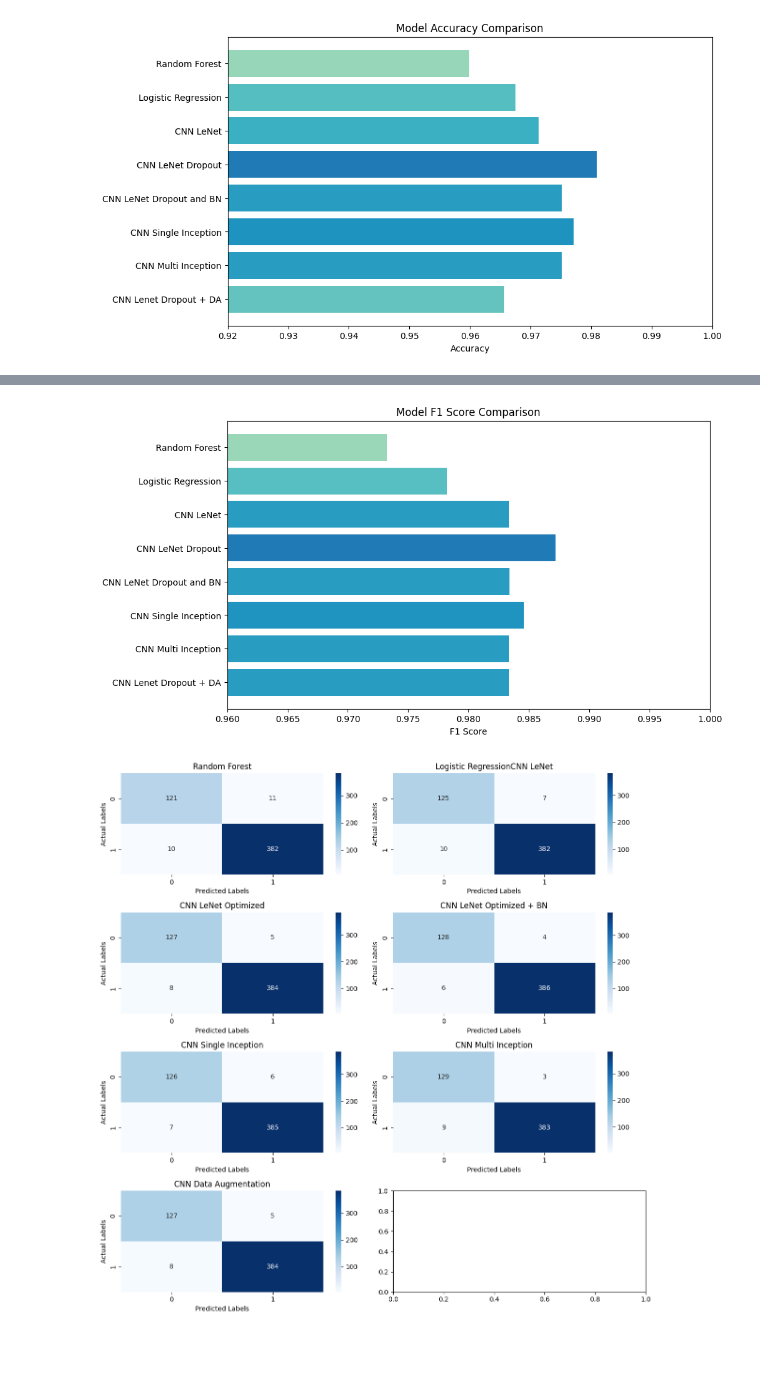
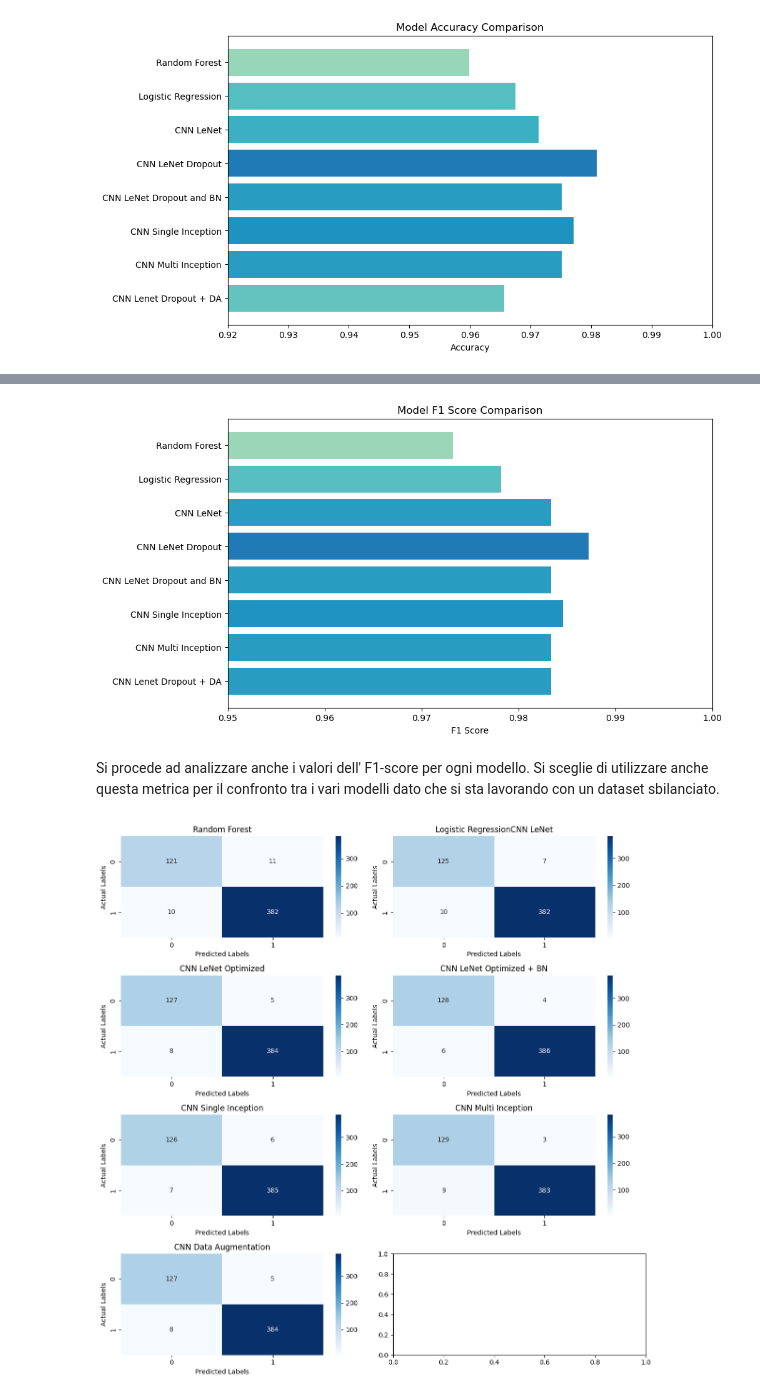
Before and after one commit to FilippoMuschera/Machine-Learning-Project, a Jupyter notebook: Progetto.ipynb, the cells around one changed output, grey strips where cells are left out. Drawn from its saved outputs; the diff is of its cells as text; code cells hidden in the pictures; blank space fills up the shorter version.

```diff
--- a/Progetto.ipynb
+++ b/Progetto.ipynb
@@ -1029,20 +1098,22 @@ plt.show()
 # %%
 f1s = []
 for model in models:
     f1 = read_value_from_csv(model, 'f1.csv')
     f1s.append(f1)
 
 norm = Normalize(vmin=0.96, vmax=1.0)
 colors = plt.cm.YlGnBu(norm(f1s))# Plot a bar chart
 plt.figure(figsize=(10, 6))
 plt.barh(models, f1s, color=colors)
 plt.xlabel('F1 Score')
 plt.title('Model F1 Score Comparison')
-plt.xlim(0.96, 1.0)  # Limit the x-axis to better visualize differences
+plt.xlim(0.95, 1.0)  # Limit the x-axis to better visualize differences
 plt.gca().invert_yaxis()  # Invert y-axis to have the highest accuracy at the top
 plt.show()
 # %% [output]
-[figure, old version]
+[figure, new version]
+# %% [markdown]
+Si procede ad analizzare anche i valori dell' F1-score per ogni modello. Si sceglie di utilizzare anche questa metrica per il confronto tra i vari modelli dato che si sta lavorando con un dataset sbilanciato.
 # %%
 
 # Lista delle confusion matrix
```
Also changed, not shown: parts of 25 cells of this notebook.
